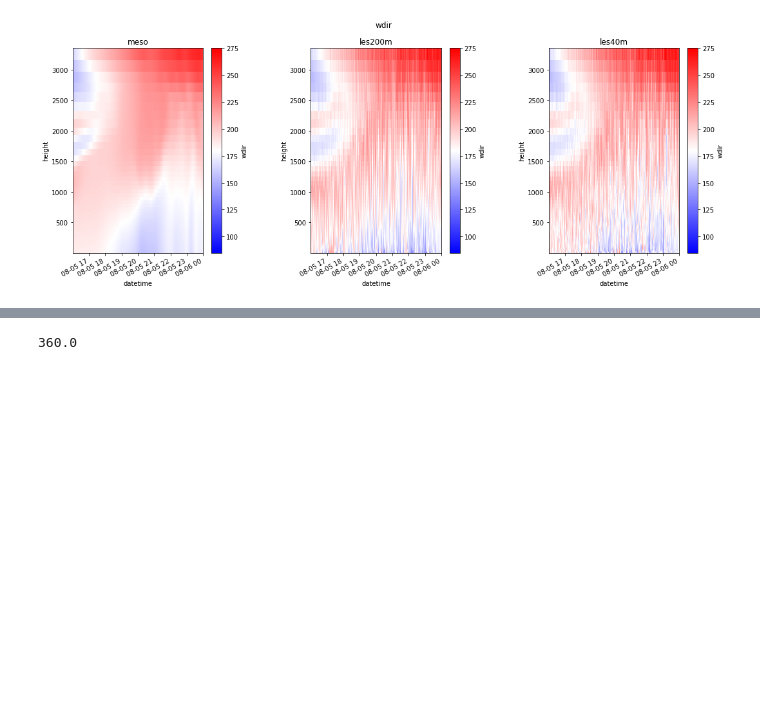
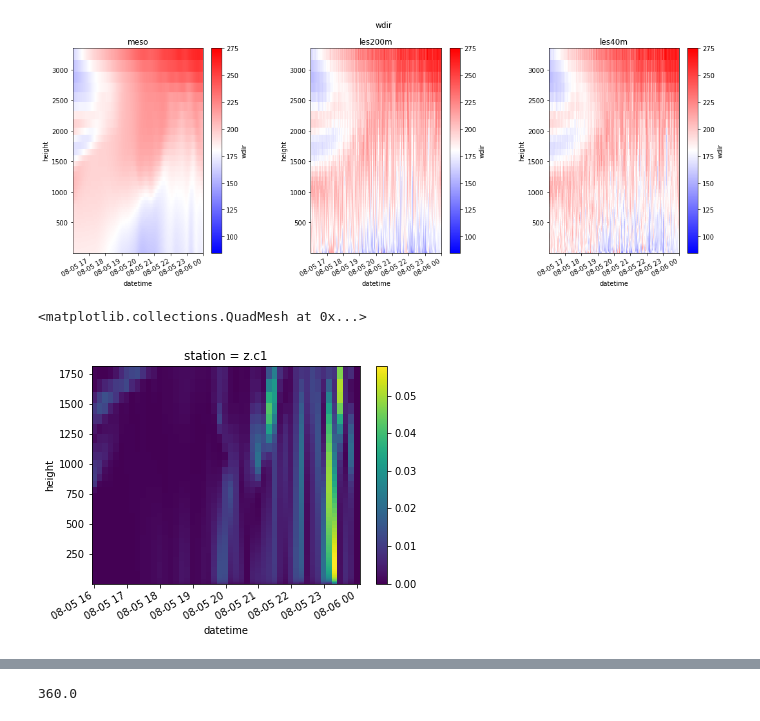
Before and after one commit to joejoeyjoseph/mmc-pnnl-j3, a Jupyter notebook: sgp/eagle/04b_th_contour.ipynb, the cells around one changed output, grey strips where cells are left out. Drawn from its saved outputs; the diff is of its cells as text; code cells hidden in the pictures; blank space fills up the shorter version.

```diff
--- a/sgp/eagle/04b_th_contour.ipynb
+++ b/sgp/eagle/04b_th_contour.ipynb
@@ -195,3 +211,12 @@ plt.tight_layout(w_pad=5)
 plt.show()
 # %% [output]
 [figure]
+# %%
+tke = ((wrf_meso_ds['u']).resample(datetime=str(avg_interval)+'min').var()\
++(wrf_meso_ds['v']).resample(datetime=str(avg_interval)+'min').var()\
++(wrf_meso_ds['w']).resample(datetime=str(avg_interval)+'min').var())/2
+# %%
+tke.T.plot()
+# %% [output]
+<matplotlib.collections.QuadMesh at 0x...>
+[figure, added]
```
Also changed, not shown: parts of 12 cells of this notebook.
